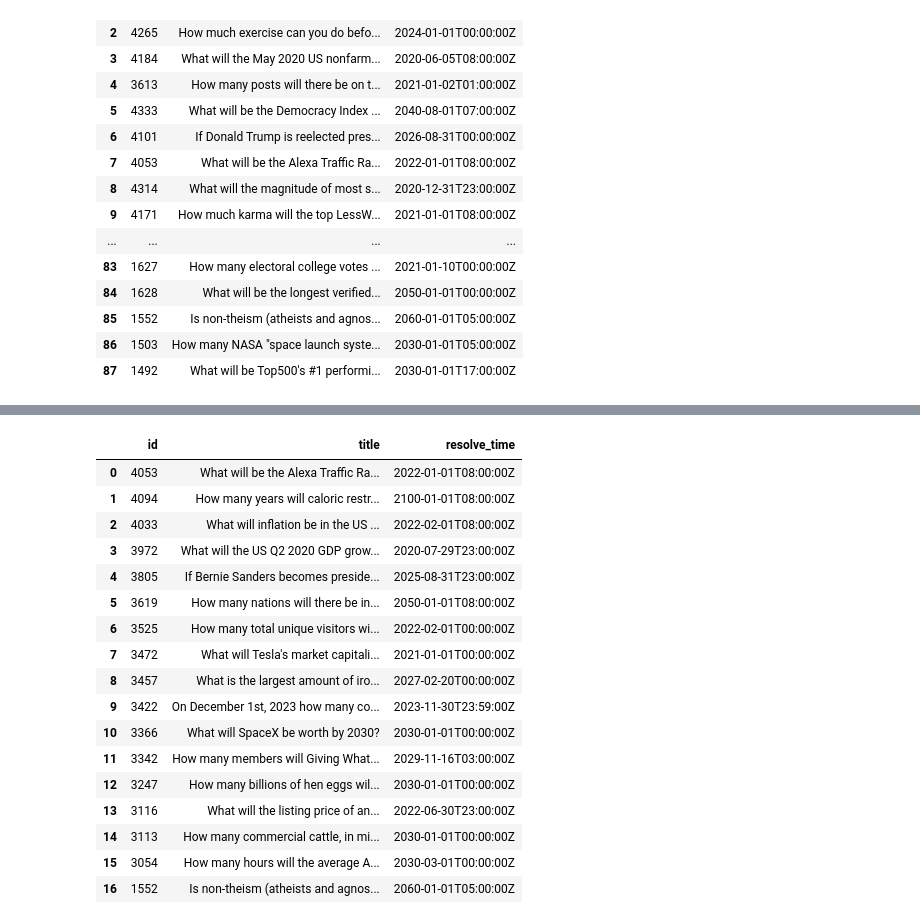
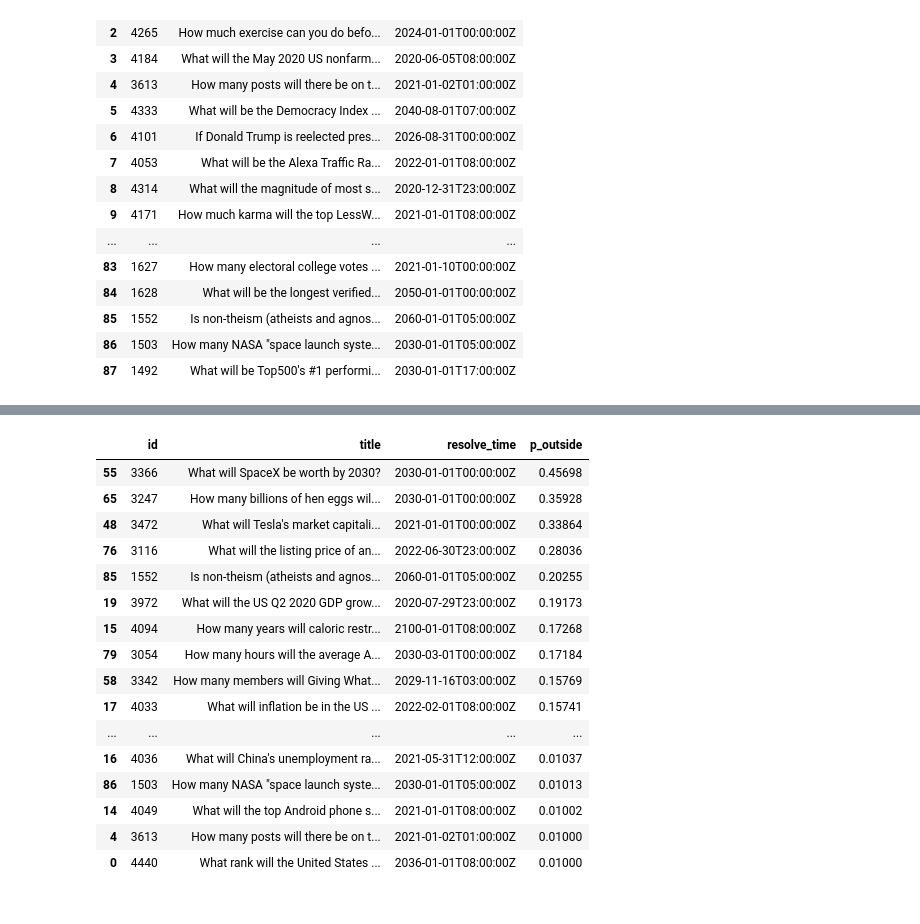
Before and after one commit to oughtinc/ergo, a Jupyter notebook: notebooks/find-linear-questions.ipynb, the cells around one changed output, grey strips where cells are left out. Saved outputs shown, nothing was run; the diff lists cells and outputs as text; code cells hidden in the pictures.

Commit message:
Show total p outside for all open questions

```diff
--- a/notebooks/find-linear-questions.ipynb
+++ b/notebooks/find-linear-questions.ipynb
@@ -70,23 +60,26 @@ more_than_20_percent_outside[0].to_dataframe(more_than_20_percent_outside)
 # %%
-more_than_10_percent_outside = [q for q in open_qs if (q.latest_community_percentiles["low"] + (1 - q.latest_community_percentiles["high"])) > 0.1]
+p_outside = [(q.latest_community_percentiles["low"] + (1 - q.latest_community_percentiles["high"])) for q in open_qs]
-# %%
-more_than_10_percent_outside[0].to_dataframe(more_than_10_percent_outside)
-# %% [output]
-|  | id | title | resolve_time |
-| 0 | 4053 | What will be the Alexa Traffic Ra... | 2022-01-01T08:00:00Z |
-| 1 | 4094 | How many years will caloric restr... | 2100-01-01T08:00:00Z |
-| 2 | 4033 | What will inflation be in the US ... | 2022-02-01T08:00:00Z |
-| 3 | 3972 | What will the US Q2 2020 GDP grow... | 2020-07-29T23:00:00Z |
-| 4 | 3805 | If Bernie Sanders becomes preside... | 2025-08-31T23:00:00Z |
-| 5 | 3619 | How many nations will there be in... | 2050-01-01T08:00:00Z |
-| 6 | 3525 | How many total unique visitors wi... | 2022-02-01T00:00:00Z |
-| 7 | 3472 | What will Tesla's market capitali... | 2021-01-01T00:00:00Z |
-| 8 | 3457 | What is the largest amount of iro... | 2027-02-20T00:00:00Z |
-| 9 | 3422 | On December 1st, 2023 how many co... | 2023-11-30T23:59:00Z |
-| 10 | 3366 | What will SpaceX be worth by 2030? | 2030-01-01T00:00:00Z |
-| 11 | 3342 | How many members will Giving What... | 2029-11-16T03:00:00Z |
-| 12 | 3247 | How many billions of hen eggs wil... | 2030-01-01T00:00:00Z |
-| 13 | 3116 | What will the listing price of an... | 2022-06-30T23:00:00Z |
-| 14 | 3113 | How many commercial cattle, in mi... | 2030-01-01T00:00:00Z |
-| 15 | 3054 | How many hours will the average A... | 2030-03-01T00:00:00Z |
-| 16 | 1552 | Is non-theism (atheists and agnos... | 2060-01-01T05:00:00Z |
+# %%
+open_qs_df = open_qs[0].to_dataframe(open_qs)
+# %%
+open_qs_df["p_outside"] = p_outside
+# %%
+open_qs_df.sort_values("p_outside", ascending=False)
+# %% [output]
+|  | id | title | resolve_time | p_outside |
+| 55 | 3366 | What will SpaceX be worth by 2030? | 2030-01-01T00:00:00Z | 0.45698 |
+| 65 | 3247 | How many billions of hen eggs wil... | 2030-01-01T00:00:00Z | 0.35928 |
+| 48 | 3472 | What will Tesla's market capitali... | 2021-01-01T00:00:00Z | 0.33864 |
+| 76 | 3116 | What will the listing price of an... | 2022-06-30T23:00:00Z | 0.28036 |
+| 85 | 1552 | Is non-theism (atheists and agnos... | 2060-01-01T05:00:00Z | 0.20255 |
+| 19 | 3972 | What will the US Q2 2020 GDP grow... | 2020-07-29T23:00:00Z | 0.19173 |
+| 15 | 4094 | How many years will caloric restr... | 2100-01-01T08:00:00Z | 0.17268 |
+| 79 | 3054 | How many hours will the average A... | 2030-03-01T00:00:00Z | 0.17184 |
+| 58 | 3342 | How many members will Giving What... | 2029-11-16T03:00:00Z | 0.15769 |
+| 17 | 4033 | What will inflation be in the US ... | 2022-02-01T08:00:00Z | 0.15741 |
+| ... | ... | ... | ... | ... |
+| 16 | 4036 | What will China's unemployment ra... | 2021-05-31T12:00:00Z | 0.01037 |
+| 86 | 1503 | How many NASA "space launch syste... | 2030-01-01T05:00:00Z | 0.01013 |
+| 14 | 4049 | What will the top Android phone s... | 2021-01-01T08:00:00Z | 0.01002 |
+| 4 | 3613 | How many posts will there be on t... | 2021-01-02T01:00:00Z | 0.01000 |
+| 0 | 4440 | What rank will the United States ... | 2036-01-01T08:00:00Z | 0.01000 |
```
Also changed, not shown: parts of 2 cells of this notebook.
